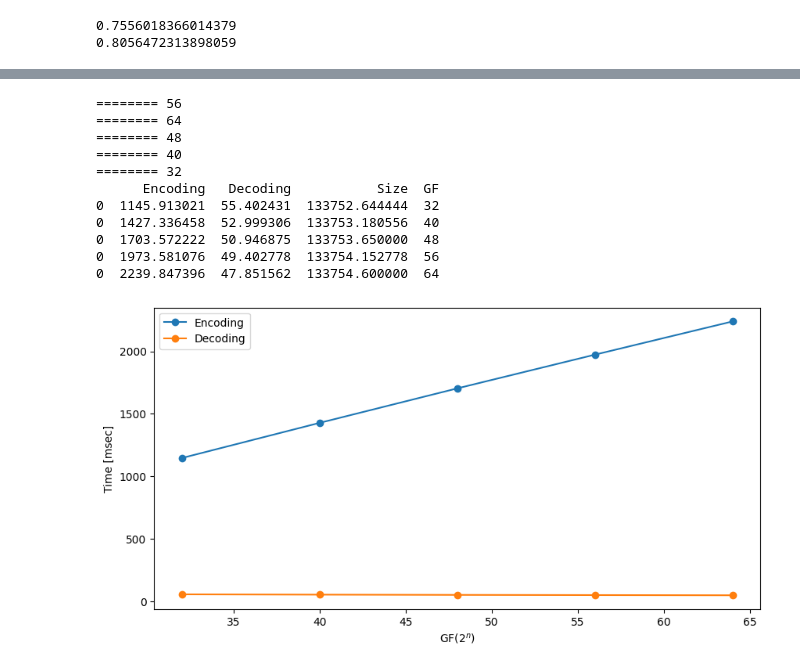
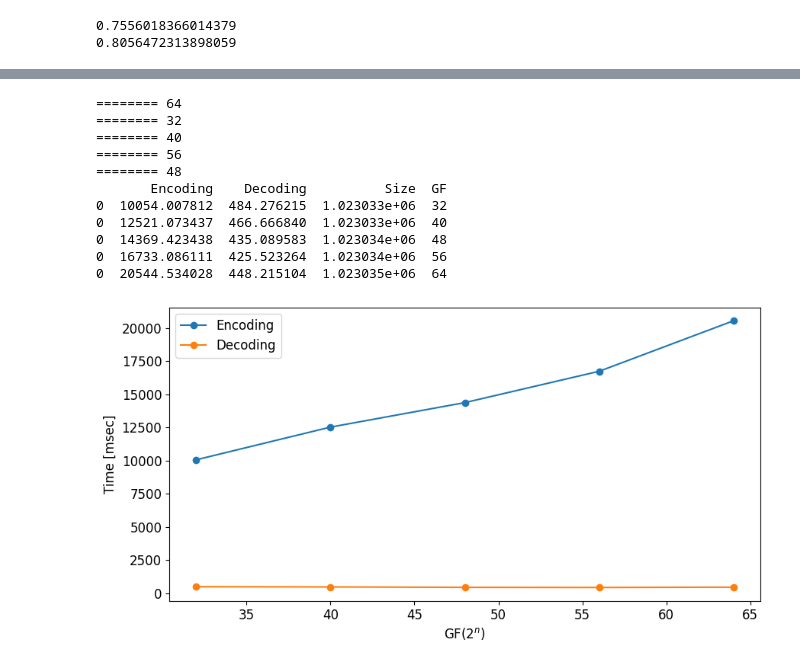
Before and after one commit to JunwookHeo/bcsos, a Jupyter notebook: python_utils/VisualPoS.ipynb, the cells around one changed output, grey strips where cells are left out. Cells and saved outputs as stored; diff of their text form; code cells hidden in the pictures.

```diff
--- a/python_utils/VisualPoS.ipynb
+++ b/python_utils/VisualPoS.ipynb
@@ -69,7 +69,7 @@ import os
 
 # PATH = "../blockchainnode/db_nodes"
 # PATH = "/Users/jwheo/Projects/bcsos/PoS_20221130_083413"
-PATH = "/Users/jwheo/Projects/bcsos/PPoS_ext_64_averf_20230920_080815"
+PATH = "/Users/jwheo/Projects/bcsos/PPOS_EXT_64_btc_20231004_080506"
 
 fdbs = [os.path.join(PATH, f) for f in os.listdir(PATH) if f.split(".")[-1] == 'db']
 if len(fdbs) == 0:
@@ -85,6 +85,8 @@ print(fdbs)
 # %%
 # Count chart for proof and verify
 from matplotlib import pyplot as plt
+
+plt.rcParams.update({'font.size': 16})
 
 dfs = load_data_from_db(fdbs, 'prooftbl')
 proof = []
@@ -104,7 +106,8 @@ bdf.columns = ['Proof', 'Verify']
 ax = bdf.plot.bar(rot=0, figsize=(10, 5))
 plt.xlabel("Node")
 plt.ylabel("# of executions")
-plt.savefig('Num_Prover_Verifier.png', dpi=300, bbox_inches='tight')
+plt.legend(ncol=2)
+plt.savefig('Num_Prover_Verifier_btc_64.png', dpi=300, bbox_inches='tight')
 
 print('Fairness Proof', fairnessnorm(proof))
 print('Fairness Verification', fairnessnorm(verif))
@@ -363,23 +380,0 @@ bdf2
-# %%
-import pandas as pd
-from matplotlib import pyplot as plt
-import numpy as np
-
-df = pd.read_csv('../ppos.divid.csv', header=None)
-df = df.rename(columns={0: "Encryption", 1: "Decryption"})
-
-# df1 = pd.read_csv('../ppos.size.csv', header=None)
-# df1 = df1.rename(columns={0: "Encryption", 1: "Decryption", 2: "Size"})
-
-fig, ax = plt.subplots(figsize=(10, 5))
-ax.plot(df['Encryption']/1000, label="Encryption")
-ax.plot(df['Decryption']/1000, label="Decryption")
-
-# twin1 = ax.twinx()
-# twin1.plot(df1['Size'], "g-.", label="Size")
-
-ax.ticklabel_format(useOffset=False, style='plain')
-plt.xlabel("Height")
-plt.ylabel("Time[Second]")
-plt.legend()
-plt.savefig('Encrypt_Height.png', dpi=300, bbox_inches='tight')
@@ -390,12 +383,12 @@ import os
 import pandas as pd
 from matplotlib import pyplot as plt
 
-PATH = "../ppos_ext"
+PATH = "../PPoS_ext_btc"
 
-fdbs = [os.path.join(PATH, f) for f in os.listdir(PATH) if f.split(".")[0].find('MLDC_') == 0]
+fdbs = [os.path.join(PATH, f) for f in os.listdir(PATH) if f.split(".")[0].find('PPOS_EXT_') == 0]
 dbs = {}
 for i, f in enumerate(fdbs):
-    key = f.split('_')[-1]
+    key = f.split('_')[6]
     print("========", key)
     tdbs = []
     subdirs = [x[0] for x in os.walk(f)]
@@ -405,40 +398,40 @@ for i, f in enumerate(fdbs):
             tdbs.append(subbs[0])
     dbs[key] = tdbs
 gfs = list(dbs.keys())
 gfs.sort()
 
 dfcs = pd.DataFrame()
 for g in gfs:
     ss = dbs[g]
     dfg = pd.DataFrame()
     for s in ss:
         df = pd.read_csv(s, header=None)
         df.rename(columns = {0:'Encoding', 1:'Decoding', 2:"Size"}, inplace = True)
         m = df.mean()
         dfg = pd.concat([dfg, pd.DataFrame(m).transpose()], axis=0)
     dfc = pd.DataFrame(dfg.mean()).transpose()
     dfc["GF"] = int(g)
     dfcs = pd.concat([dfcs, dfc], axis=0)
 print(dfcs)
 
 plt.figure(figsize=(10,5))
 plt.plot( dfcs['GF'], dfcs['Encoding'], marker='o', label="Encoding")
 plt.plot( dfcs['GF'], dfcs['Decoding'], marker='o', label="Decoding")
 plt.legend(loc="upper left")
 plt.ylabel("Time [msec]")
 plt.xlabel("GF($2^n$)")
 plt.show()
 # print(fdbs)
 # %% [output]
+======== 64
+======== 32
+======== 40
 ======== 56
-======== 64
 ======== 48
-======== 40
-======== 32
-      Encoding   Decoding           Size  GF
-0  1145.913021  55.402431  133752.644444  32
-0  1427.336458  52.999306  133753.180556  40
-0  1703.572222  50.946875  133753.650000  48
-0  1973.581076  49.402778  133754.152778  56
-0  2239.847396  47.851562  133754.600000  64
+       Encoding    Decoding          Size  GF
+0  10054.007812  484.276215  1.023033e+06  32
+0  12521.073437  466.666840  1.023033e+06  40
+0  14369.423438  435.089583  1.023034e+06  48
+0  16733.086111  425.523264  1.023034e+06  56
+0  20544.534028  448.215104  1.023035e+06  64
-[figure, old version]
+[figure, new version]
```
Also changed, not shown: parts of 10 cells of this notebook, 4 other files.
